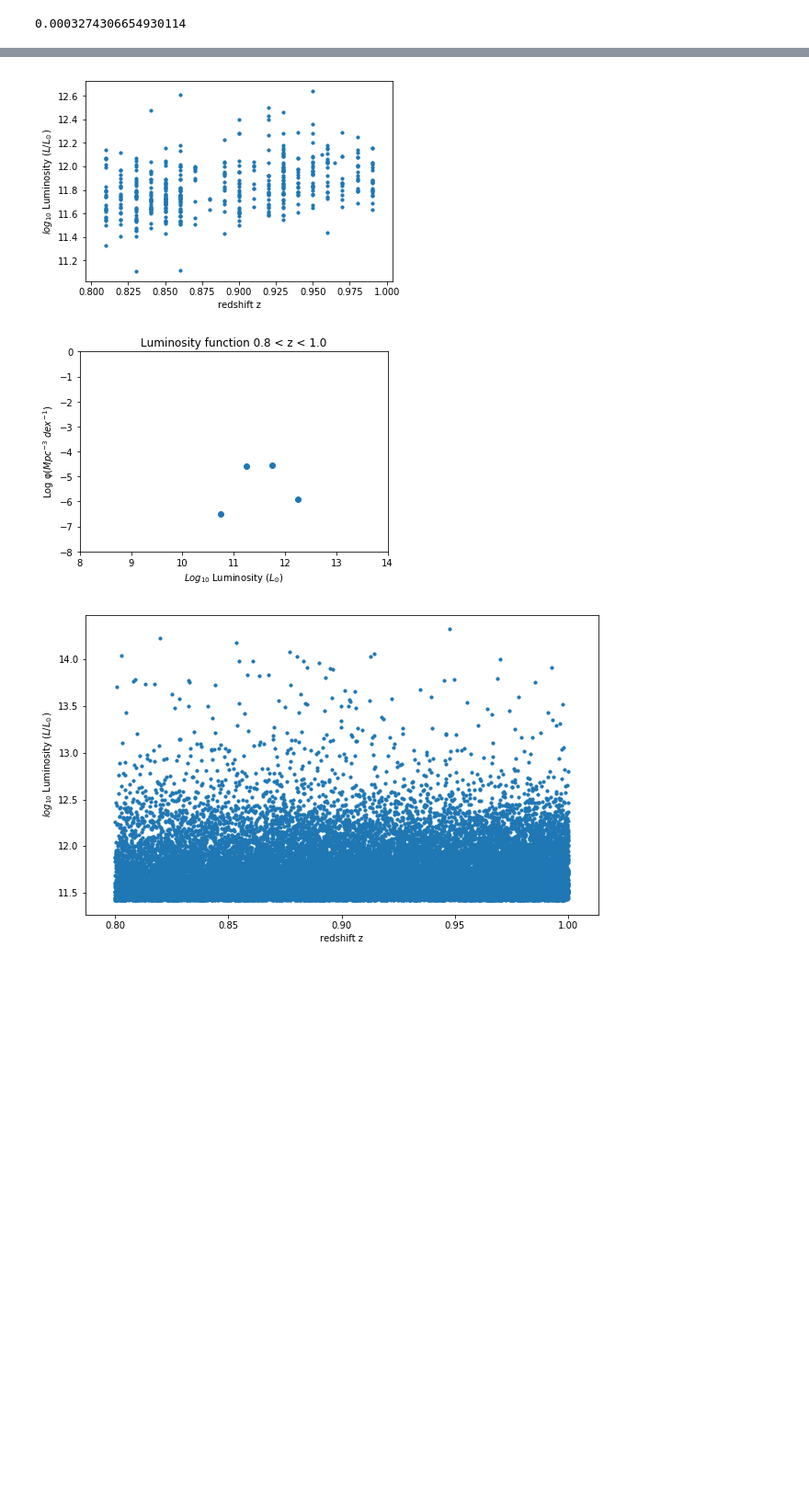
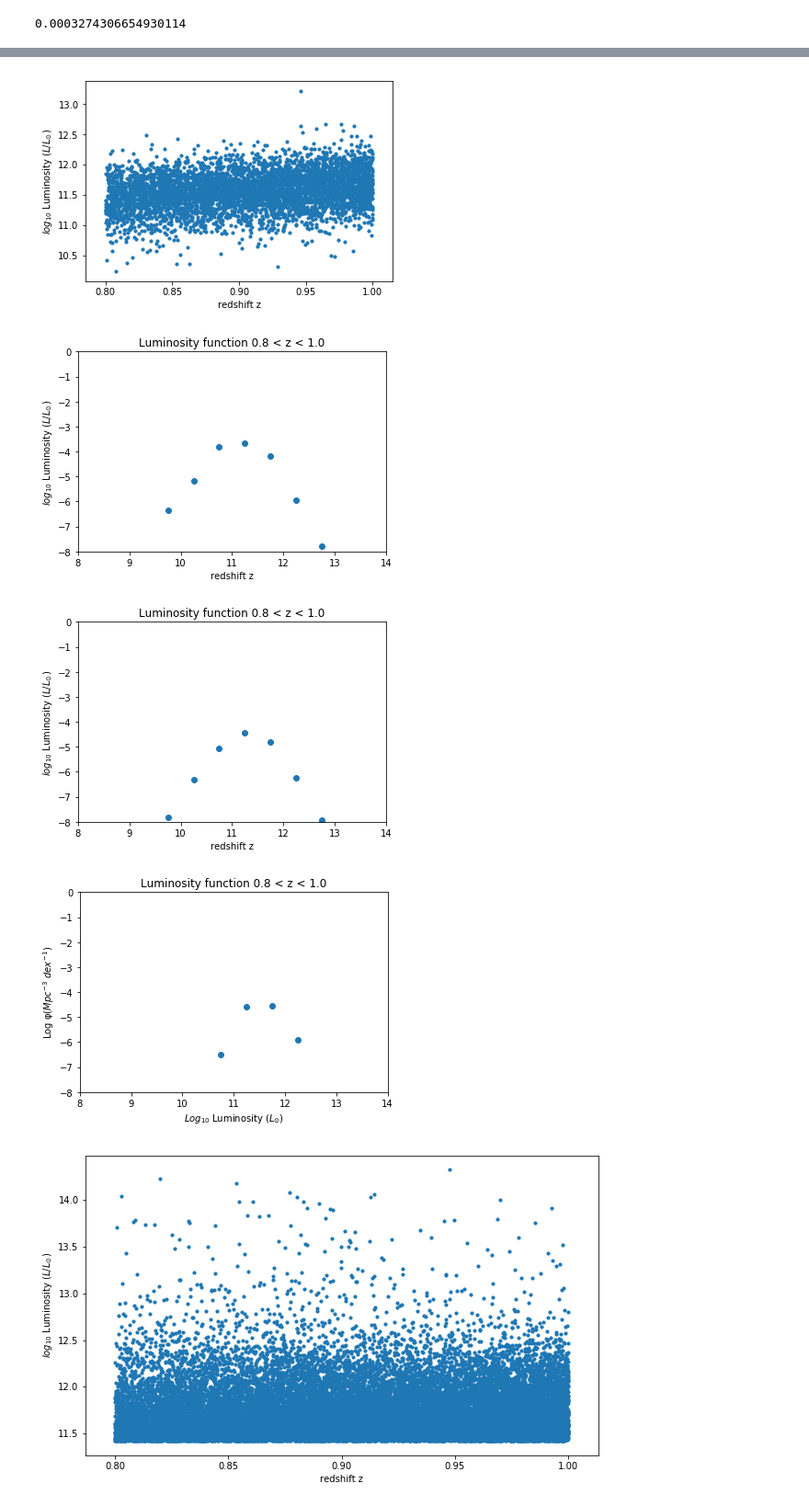
Before and after one commit to raphaelshirley/LuminosityFunction, a Jupyter notebook: 3_servs_lf.ipynb, the cells around one changed output, grey strips where cells are left out. Shown at 92% size. Cells and saved outputs as stored; diff of their text form; code cells hidden in the pictures; blank space fills up the shorter version.

```diff
--- a/3_servs_lf.ipynb
+++ b/3_servs_lf.ipynb
@@ -191,0 +188,5 @@ en1_moc.area_sq_deg
+# %%
+a= np.array([1,1.5,2,3,1.2,0.5])
+b=[True, False, True, True, False, True]
+print(a[b])
+( u.megaparsec)**3 / np.sum(volume(1, np.minimum(a[b], 2) , cosmo) )
@@ -229,9 +233,7 @@ def plot_LF(z1,z2,Lmin,Lmax,table,
     #mask_z01 = y < Lmin
     #mask_z01 |= x > z2
     #mask_z01 |= x < z1
-    mask_z01 = ((y < Lmax)
-                & (y > Lmin)
-                & (x > z1)
+    mask_z01 = (  (x > z1)
                 & (x < z2))
 
 
@@ -253,8 +255,10 @@ def plot_LF(z1,z2,Lmin,Lmax,table,
     #L_min = 10**38
     #L_max = 10**39
     galaxy_sample = np.array(y)
+    redshifts = np.array(x)
     has_L = ~np.isnan(galaxy_sample)
     galaxy_sample = galaxy_sample[has_L]
+    redshifts = redshifts[has_L]
     #print(len(galaxy_sample), len(z_max))
     if vmax:
         z_max = table['z_max']
@@ -267,7 +271,8 @@ def plot_LF(z1,z2,Lmin,Lmax,table,
 
     galaxy_bins = Table()
     #galaxy_bins.add_column(Column(data=np.linspace(L_min, L_max, nbins), name='L_centre_values'))
-    galaxy_bins.add_column(Column(data=np.logspace(np.log10(Lmin), np.log10(Lmax), num=nbins+1, base=10.0), name='L_centre_values'))
+    galaxy_bins.add_column(Column(data=np.logspace(np.log10(Lmin), np.log10(Lmax), num=nbins+1, base=10.0),
+                                  name='L_centre_values'))
 
     #dL = (L_max-L_min)/20
 
@@ -279,12 +284,17 @@ def plot_LF(z1,z2,Lmin,Lmax,table,
             L=galaxy_bins['L_centre_values'][gal_bin]
             #print(L)
             #Get the array of zmaxes for this L bin
-            z_max_bin = z_max[((galaxy_sample > (L) )
-                               & (galaxy_sample < galaxy_bins['L_centre_values'][gal_bin+1]))]
+            mask = ((galaxy_sample > (L) )
+                               & (galaxy_sample < galaxy_bins['L_centre_values'][gal_bin+1]))
+            z_max_bin = z_max[mask]
             if len(z_max_bin) == 0:
                 continue
             #then perform the 1/Vmax sum by taking the element wise minimum of zmax and z2
             dN_by_dL = np.sum( (( u.megaparsec)**3 ) / ( volume(z1,np.minimum(z_max_bin, z2),cosmo, moc) ) )
+
+            #Test for max effect
+            #dN_by_dL = np.sum( (( u.megaparsec)**3 ) / ( volume(z1,np.minimum(redshifts[mask], z2),cosmo, moc) ) )
+
             if( np.sum(volume(z1,np.minimum(z_max_bin, z2),cosmo, moc))/
                   np.sum(volume(z1,np.full(len(z_max_bin), z2),cosmo, moc))) < 0.5:
                 continue
@@ -336,36 +346,41 @@ def plot_LF(z1,z2,Lmin,Lmax,table,
             #print(dN_by_dL)
             dN_by_dL = dN_by_dL /( volume(z1,z2,cosmo, moc) / (( u.megaparsec)**3 ))
             #print(dN_by_dL)
             binwidth = galaxy_bins['L_centre_values'][gal_bin+1] - galaxy_bins['L_centre_values'][gal_bin]
             dN_by_dL= dN_by_dL / (np.log10(binwidth/Lsun))
 
             galaxy_bins['dN_by_dL'][gal_bin] = dN_by_dL
             n +=1
 
     if show_LF:
         plt.scatter( np.log10(np.array(galaxy_bins['L_centre_values'])/Lsun), np.log10(np.array(galaxy_bins['dN_by_dL'])))
         #plt.xscale('log')
         plt.title('Luminosity function {} < z < {}'.format(z1, z2))
         plt.xlabel('$Log_{10}$ Luminosity ($L_{\odot}$)')
         plt.ylabel('Log φ($Mpc^{-3}$ $dex^{-1}$)')
         plt.ylim([-8.,0.])
         plt.xlim([8.,14.])
         #plt.plot(np.array([1,2,3,4]), np.array([5,6,5,6]))
 
         #plt.savefig('Luminosity Functions')
     return galaxy_bins
 
 
-#plot_LF(0.8,1.,10.**35,10.**39,catalogue, bin_width=0.25, show_sample=True, show_LF=True)
+plot_LF(0.8,1.,10**8.75 * Lsun, 10**14.25 * Lsun,catalogue, bin_width=0.5,
+        show_sample=True, show_LF=True, vmax=True)
+plot_LF(0.8,1.,10**8.75 * Lsun, 10**14.25 * Lsun,catalogue, bin_width=0.5,
+        show_sample=True, show_LF=True, vmax=False)
 #plt.show()
 
 
 test = plot_LF(0.8,1.,10**8.75 * Lsun, 10**14.25 * Lsun,
                grup_cat, bin_width=0.5, show_sample=True, show_LF=True, eff_area=True,
               l_col='Lir')
 # %% [output]
-[figure, old version]
+[figure, new version]
-[figure, old version]
+[figure, new version]
+[figure, added]
+[figure, added]
 # %%
 plot_LF(0.8,1.,10.**38,10.**39,catalogue, bin_width=0.25,
         show_sample=True, show_LF=True, l_col='cigale_dustlumin_pred')
```
Also changed, not shown: parts of 11 cells of this notebook.
